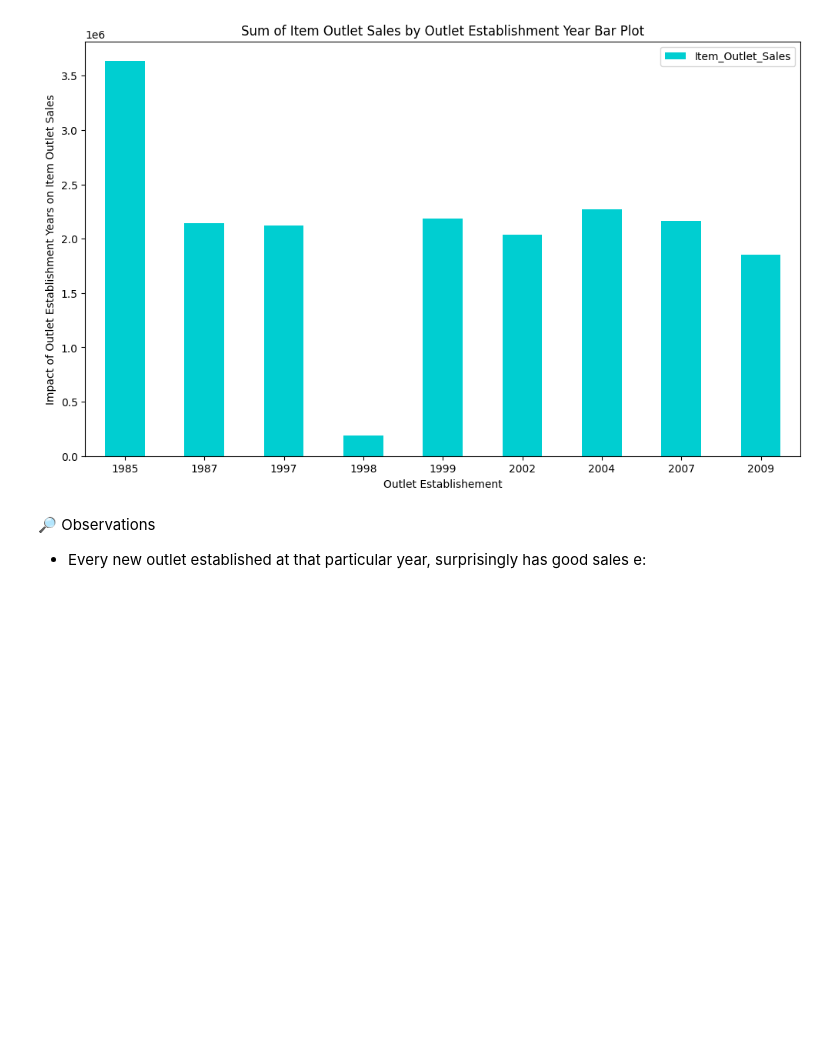
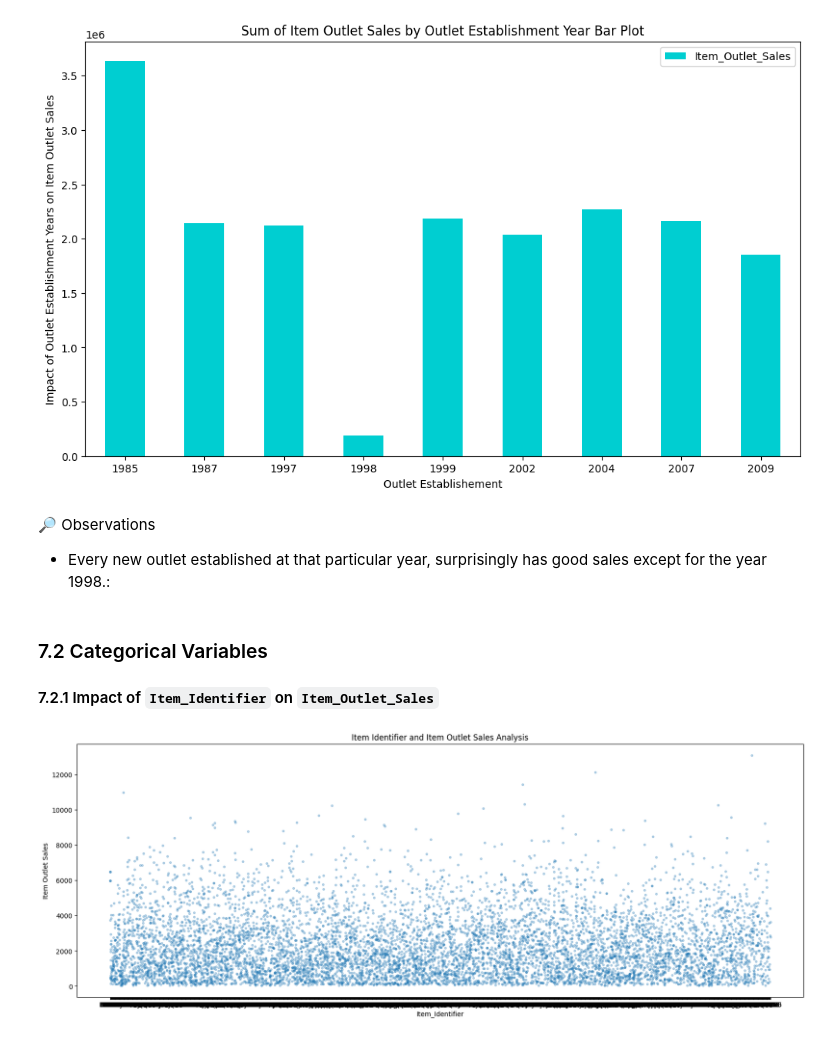
Before and after one commit to abhijeetk597/machine-learning-projects, a Jupyter notebook: BigMartSalesPrediction/bigmart_sales_prediction.ipynb, the cells around one changed output. Drawn from its saved outputs; the diff is of its cells as text; code cells hidden in the pictures; blank space fills up the shorter version.

```diff
--- a/BigMartSalesPrediction/bigmart_sales_prediction.ipynb
+++ b/BigMartSalesPrediction/bigmart_sales_prediction.ipynb
@@ -539,4 +540,17 @@ plt.title("Sum of Item Outlet Sales by Outlet Establishment Year Bar Plot");
 # %% [markdown]
 
 🔎 Observations
-- Every new outlet established at that particular year, surprisingly has good sales e:
+- Every new outlet established at that particular year, surprisingly has good sales except for the year 1998.:
+# %% [markdown]
+### 7.2 Categorical Variables
+
+#### 7.2.1 Impact of `Item_Identifier` on `Item_Outlet_Sales`
+# %%
+# Item Identifier vs Item Outlet Sales Scatter plot
+plt.figure(figsize=(20, 7))
+plt.xlabel("Item_Identifier")
+plt.ylabel("Item Outlet Sales")
+plt.title("Item Identifier and Item Outlet Sales Analysis")
+plt.plot(df.Item_Identifier, df.Item_Outlet_Sales, ".", alpha=0.3);
+# %% [output]
+[figure, added]
```
Also changed, not shown: parts of 59 cells of this notebook, 2 other files.
